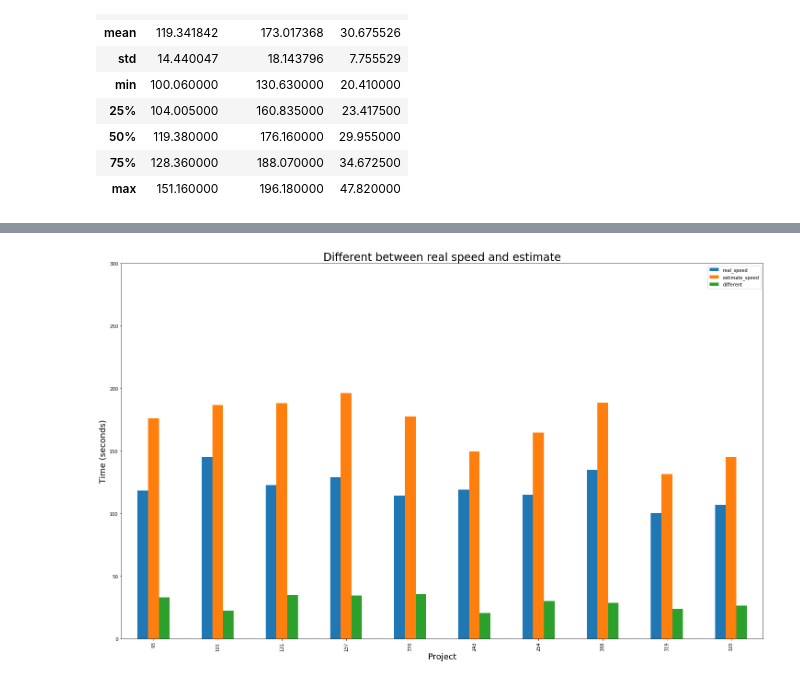
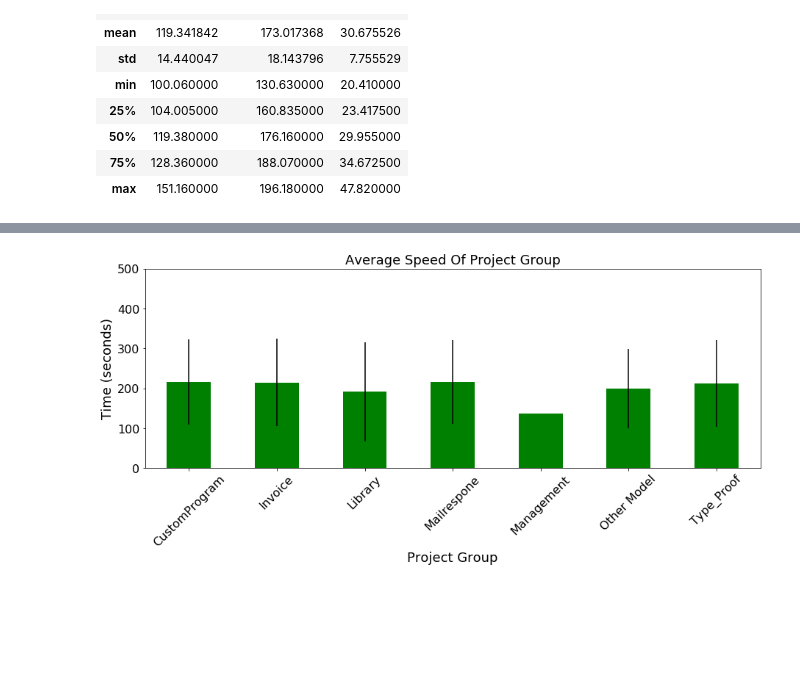
Before and after one commit to latumi231286/datascience-project_speed, a Jupyter notebook: Project_Speed.ipynb, the cells around one changed output, grey strips where cells are left out. Saved outputs shown, nothing was run; the diff lists cells and outputs as text; code cells hidden in the pictures; blank space fills up the shorter version.

```diff
--- a/Project_Speed.ipynb
+++ b/Project_Speed.ipynb
@@ -19,5 +9,6 @@ Project_Speed_Data.csv
 # %%
-d=pd.read_csv(rootFolder + "Project_Speed_Data.csv")
+d= pd.read_csv(rootFolder + "Project_Speed_Data.csv")
+d.sort_values(['project_type', 'project_name'], ascending=[False, True], inplace=True)
 d.head()
 # %% [output]
 |  | project_id | project_name | project_type | form_name | step | real_speed | estimate_speed | different |
@@ -67,3 +58,9 @@ analysis_data.describe()
 | 50% | 119.380000 | 176.160000 | 29.955000 |
 | 75% | 128.360000 | 188.070000 | 34.672500 |
 | max | 151.160000 | 196.180000 | 47.820000 |
+# %%
+byfighter = d.groupby(by="project_type")
+print(byfighter)
+avg_time = byfighter.mean();
+print("AVG");
+print(avg_time);
@@ -69,0 +79,4 @@ analysis_data.describe()
+# %%
+std = byfighter.std();
+print("STD");
+print(std);
@@ -70,8 +108,8 @@ analysis_data.describe()
 # %%
-p = analysis_data[:10].plot(kind="bar", figsize=(25,15));
-p.set_title("Different between real speed and estimate", fontsize=24);
-p.set_xlabel("Project", fontsize=18);
+p = avg_time['real_speed'].plot(figsize=(15,5),legend=False,kind="bar",rot=45,color="green",fontsize=16,yerr=std);
+p.set_title("Average Speed Of Project Group", fontsize=18);
+p.set_xlabel("Project Group", fontsize=18);
 p.set_ylabel("Time (seconds)", fontsize=18);
-p.set_ylim(0,300);
+p.set_ylim(0,500);
 # %% [output]
-[figure, old version]
+[figure, new version]
```
Also changed, not shown: parts of 7 cells of this notebook.
